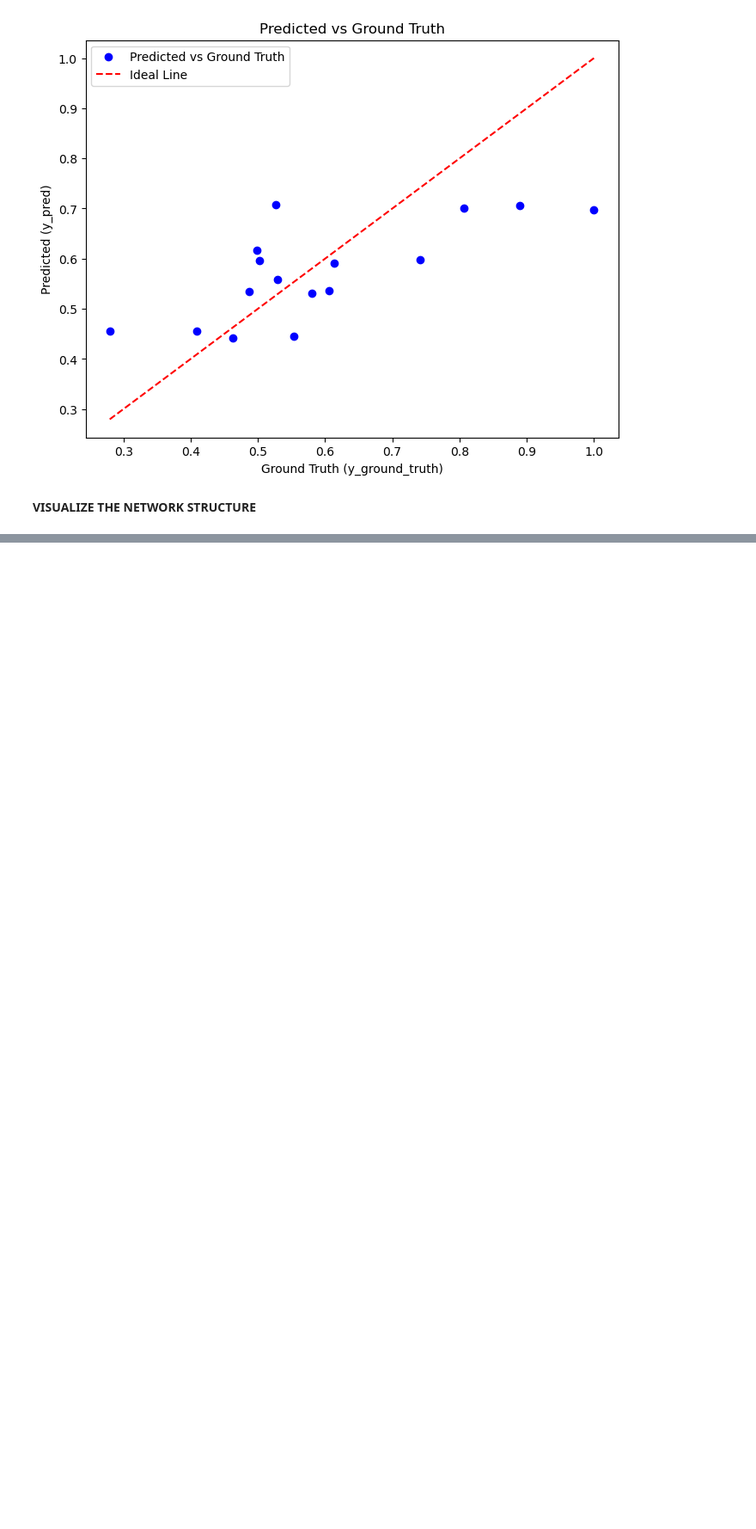
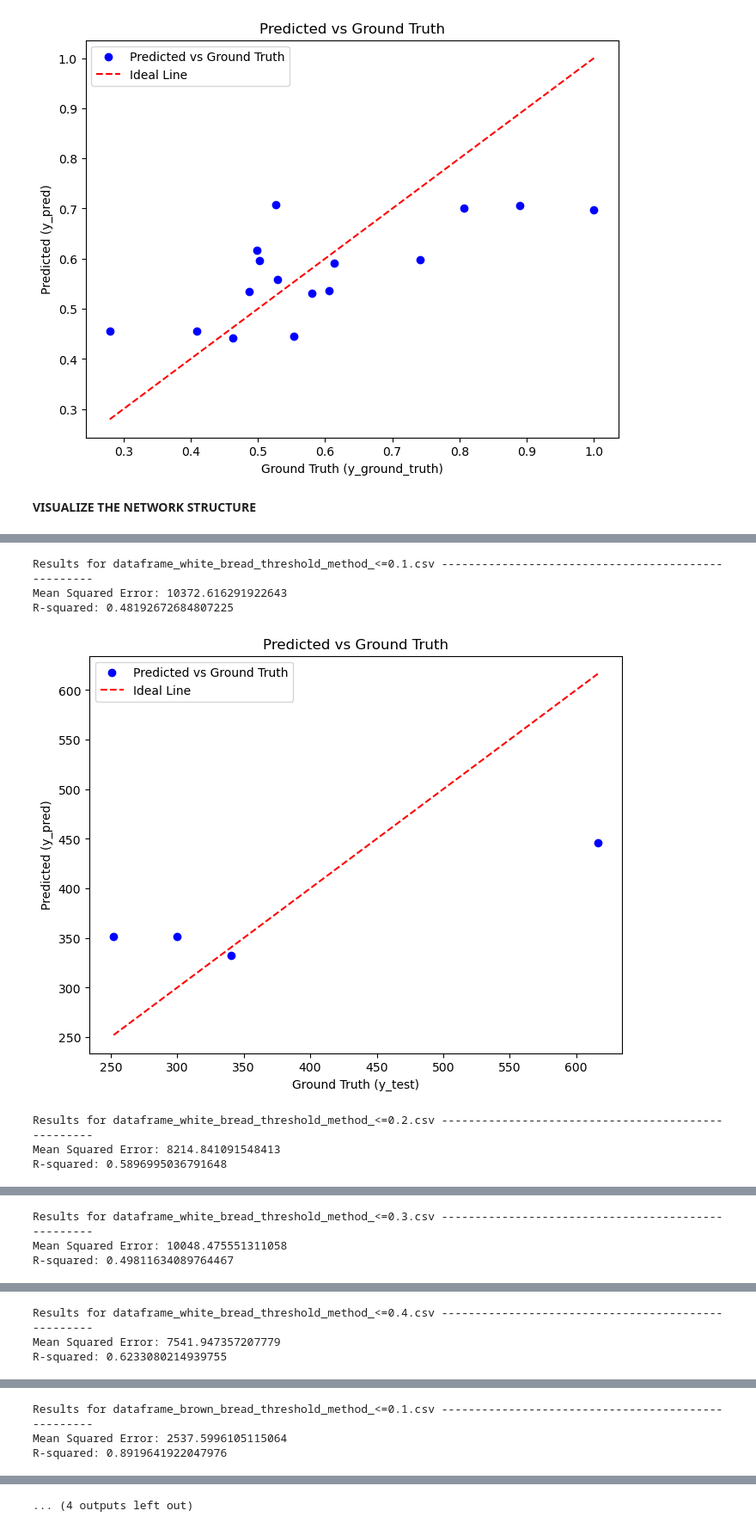
Before and after one commit to LambdaLambdaLambda/read_thermal.py, a Jupyter notebook: acrylamide_prediction_model.ipynb, the cells around one changed output, grey strips where cells are left out. Shown at 86% size. Cells and saved outputs as stored; diff of their text form; code cells hidden in the pictures; blank space fills up the shorter version.

Commit message:
creati modelli per threshold method

```diff
--- a/acrylamide_prediction_model.ipynb
+++ b/acrylamide_prediction_model.ipynb
@@ -310,0 +313,70 @@ Successfully installed graphviz-0.20.3 torchviz-0.0.2
+# %%
+types = ['white', 'brown']
+thresholds = [0.1, 0.2, 0.3, 0.4]
+
+source_csvs = [
+    f'dataframe_{t}_bread_threshold_method_<={th}.csv' for t in types for th in thresholds
+    ]
+
+###
+columns_to_keep = ['burnt_pixels_ratio', 'acrylamide_density',
+                   'mean_red_9', 'stdev_red_9',
+                   'mean_green_9', 'stdev_green_9',
+                   'mean_blue_9', 'stdev_blue_9']
+
+for source_csv in source_csvs:
+    df = pd.read_csv(source_csv)
+    df = df[columns_to_keep]
+    df = df.dropna()
+    # Optionally, you can reset the index after dropping rows
+    df.reset_index(drop=True, inplace=True)
+    # Separate features and target variable
+    # do not consider the temperature data for the first picture because it's very noisy
+    X = df.drop(columns=['acrylamide_density', 'mean_red_9', 'stdev_red_9', 'mean_green_9', 'stdev_green_9', 'mean_blue_9', 'stdev_blue_9'])
+    y = df['acrylamide_density']
+
+    # 2. Splitting the data into training and testing sets
+    X_train, X_test, y_train, y_test = train_test_split(
+        X, y, test_size=0.2, random_state=42)
+
+    # 3. Model training
+    # Using RandomForestRegressor as an example
+    model = RandomForestRegressor(n_estimators=100, random_state=42)
+    model.fit(X_train, y_train)
+
+    # 4. Predictions and Evaluation
+    y_pred = model.predict(X_test)
+
+    # Calculate evaluation metrics
+    mse = mean_squared_error(y_test, y_pred)
+    r2 = r2_score(y_test, y_pred)
+    print(f"Results for {source_csv} ---------------------------------------------------")
+    print(f"Mean Squared Error: {mse}")
+    print(f"R-squared: {r2}")
+
+    # Create the plot
+    plt.figure(figsize=(8, 6))
+    plt.scatter(y_test, y_pred, color='blue',
+                label='Predicted vs Ground Truth')
+    global_min = min(min(y_test), max(y_pred))
+    global_max = max(max(y_test), max(y_pred))
+    plt.plot([global_min, global_max],
+             [global_min, global_max],
+            color='red', linestyle='--', label='Ideal Line')
+
+    # Labels and title
+    plt.xlabel('Ground Truth (y_test)')
+    plt.ylabel('Predicted (y_pred)')
+    plt.title('Predicted vs Ground Truth')
+    plt.legend()
+
+    # Show plot
+    plt.show()
+# %% [output]
+Results for dataframe_white_bread_threshold_method_<=0.1.csv ---------------------------------------------------
+Mean Squared Error: 10372.616291922643
+R-squared: 0.48192672684807225
+[figure, added]
+Results for dataframe_white_bread_threshold_method_<=0.2.csv ---------------------------------------------------
+Mean Squared Error: 8214.841091548413
+R-squared: 0.5896995036791648
@@ -310,0 +384,3 @@ Successfully installed graphviz-0.20.3 torchviz-0.0.2
+Results for dataframe_white_bread_threshold_method_<=0.3.csv ---------------------------------------------------
+Mean Squared Error: 10048.475551311058
+R-squared: 0.49811634089764467
@@ -310,0 +388,3 @@ Successfully installed graphviz-0.20.3 torchviz-0.0.2
+Results for dataframe_white_bread_threshold_method_<=0.4.csv ---------------------------------------------------
+Mean Squared Error: 7541.947357207779
+R-squared: 0.6233080214939755
@@ -310,0 +392,3 @@ Successfully installed graphviz-0.20.3 torchviz-0.0.2
+Results for dataframe_brown_bread_threshold_method_<=0.1.csv ---------------------------------------------------
+Mean Squared Error: 2537.5996105115064
+R-squared: 0.8919641922047976
@@ -310,0 +400 @@ Successfully installed graphviz-0.20.3 torchviz-0.0.2
+... (4 outputs left out)
```
Also changed, not shown: parts of 5 cells of this notebook, 17 other files.
